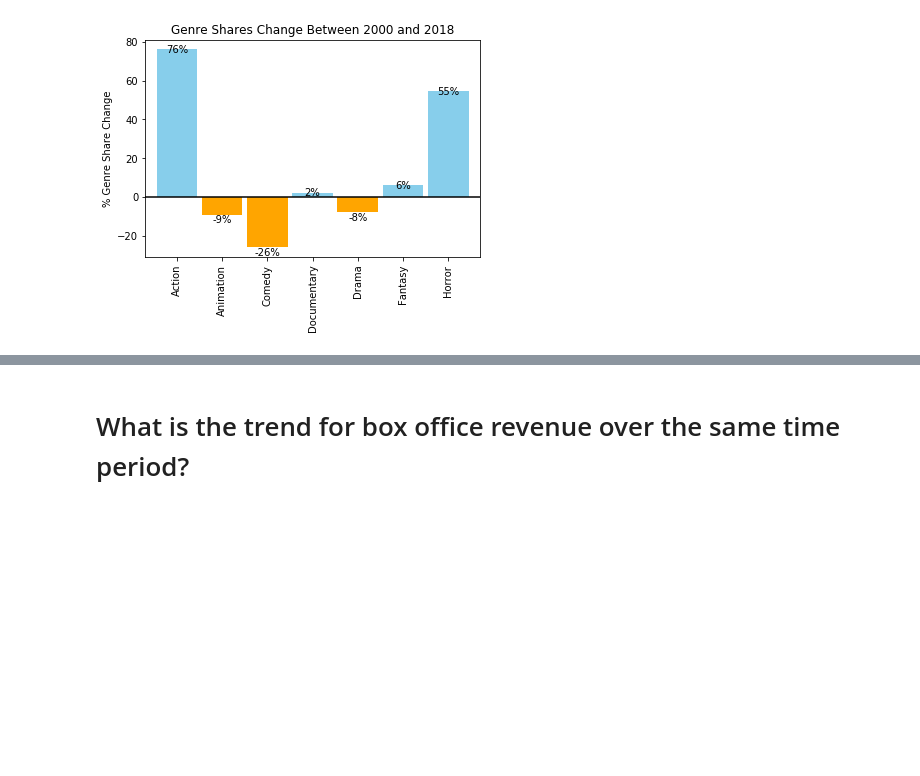
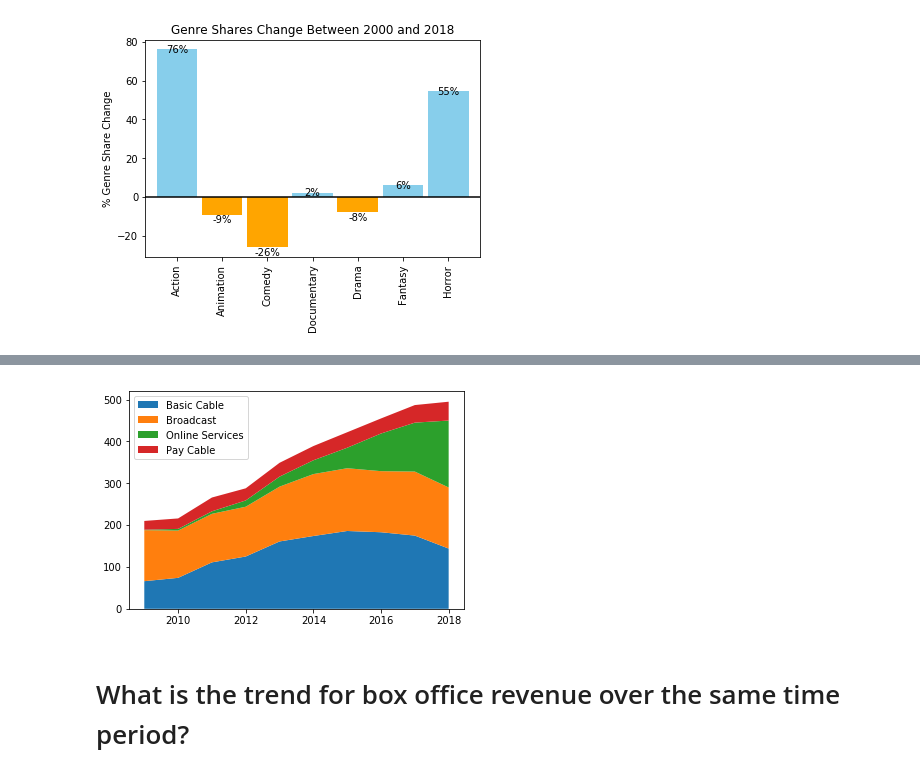
Before and after one commit to bethanylindberg/Have-Streaming-Services-Killed-Cinema, a Jupyter notebook: Data_Exploration.ipynb, the cells around one changed output, grey strips where cells are left out. Saved outputs shown, nothing was run; the diff lists cells and outputs as text; code cells hidden in the pictures; blank space fills up the shorter version.

Commit message:
add chart and t-test

```diff
--- a/Data_Exploration.ipynb
+++ b/Data_Exploration.ipynb
@@ -264,3 +265,8 @@ add_value_labels(ax)
 plt.savefig('.\\Output\\genresharechangebar.png')
 # %% [output]
 [figure]
+# %%
+tv_shows = pd.read_csv(".\\cleaned_data\\tv_shows.csv")
+tv_shows= tv_shows.rename(index=str, columns={"Basic cable*": "cable", "Broadcast**" : "broadcast", \
+                                    "Online services***": "online", "Pay cable": "pay_cable"}, )
+tv_shows.head()
@@ -267,3 +280,21 @@ plt.savefig('.\\Output\\genresharechangebar.png')
+# %%
+year = tv_shows['Year']
+cable = tv_shows['cable']
+broadcast = tv_shows['broadcast']
+online = tv_shows['online']
+pay_cable = tv_shows['pay_cable']
+
+y = np.vstack([cable, broadcast, online, pay_cable])
+
+labels = ["Basic Cable", "Broadcast", "Online Services", "Pay Cable" ]
+
+fig, ax = plt.subplots()
+ax.stackplot(year, cable, broadcast, online,pay_cable, labels=labels)
+ax.legend(loc='upper left')
+plt.savefig('.\\Output\\marketshare.png')
+plt.show()
+# %% [output]
+[figure, added]
 # %% [markdown]
 # What is the trend for box office revenue over the same time period?
 # %%
```
Also changed, not shown: parts of 9 cells of this notebook.
